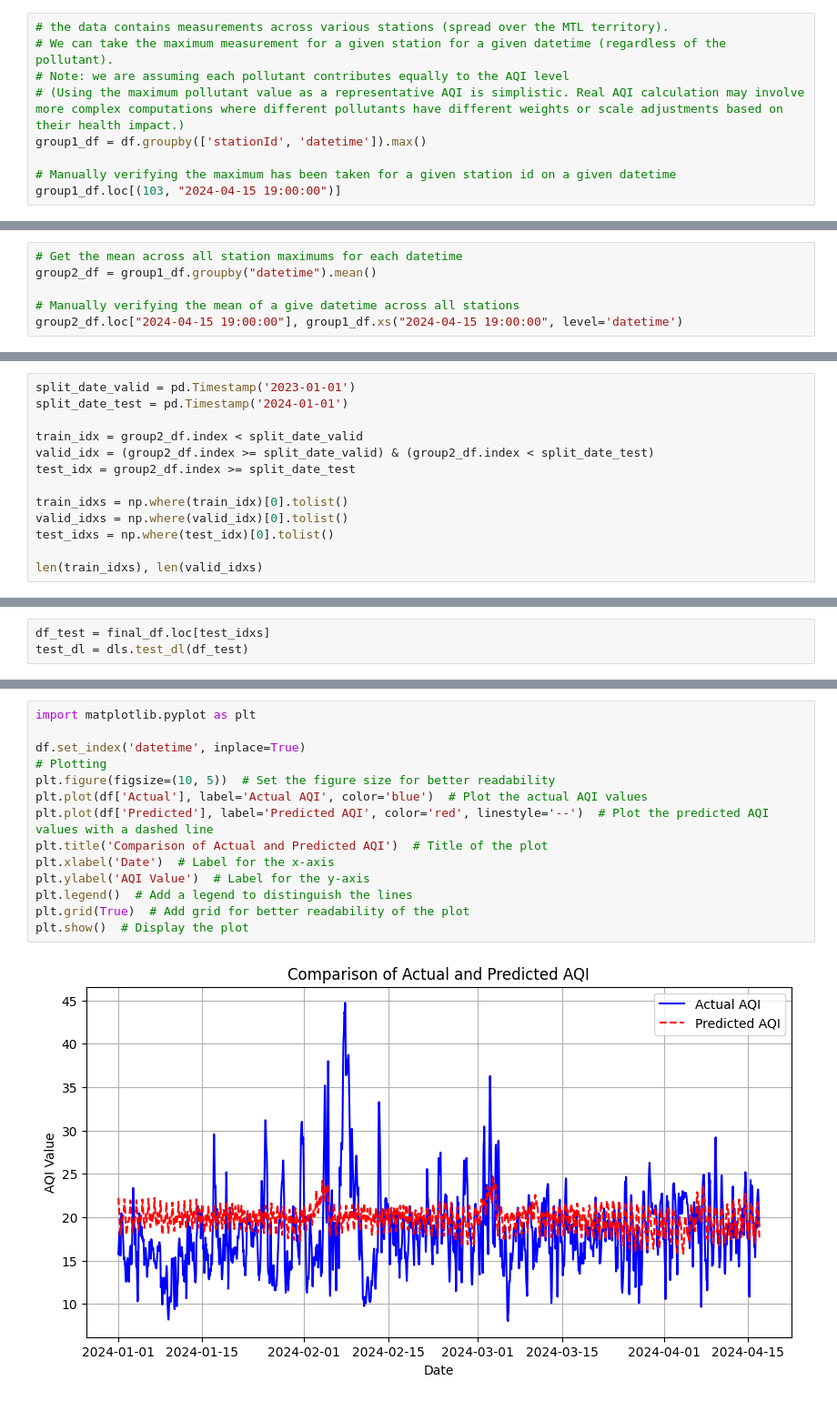
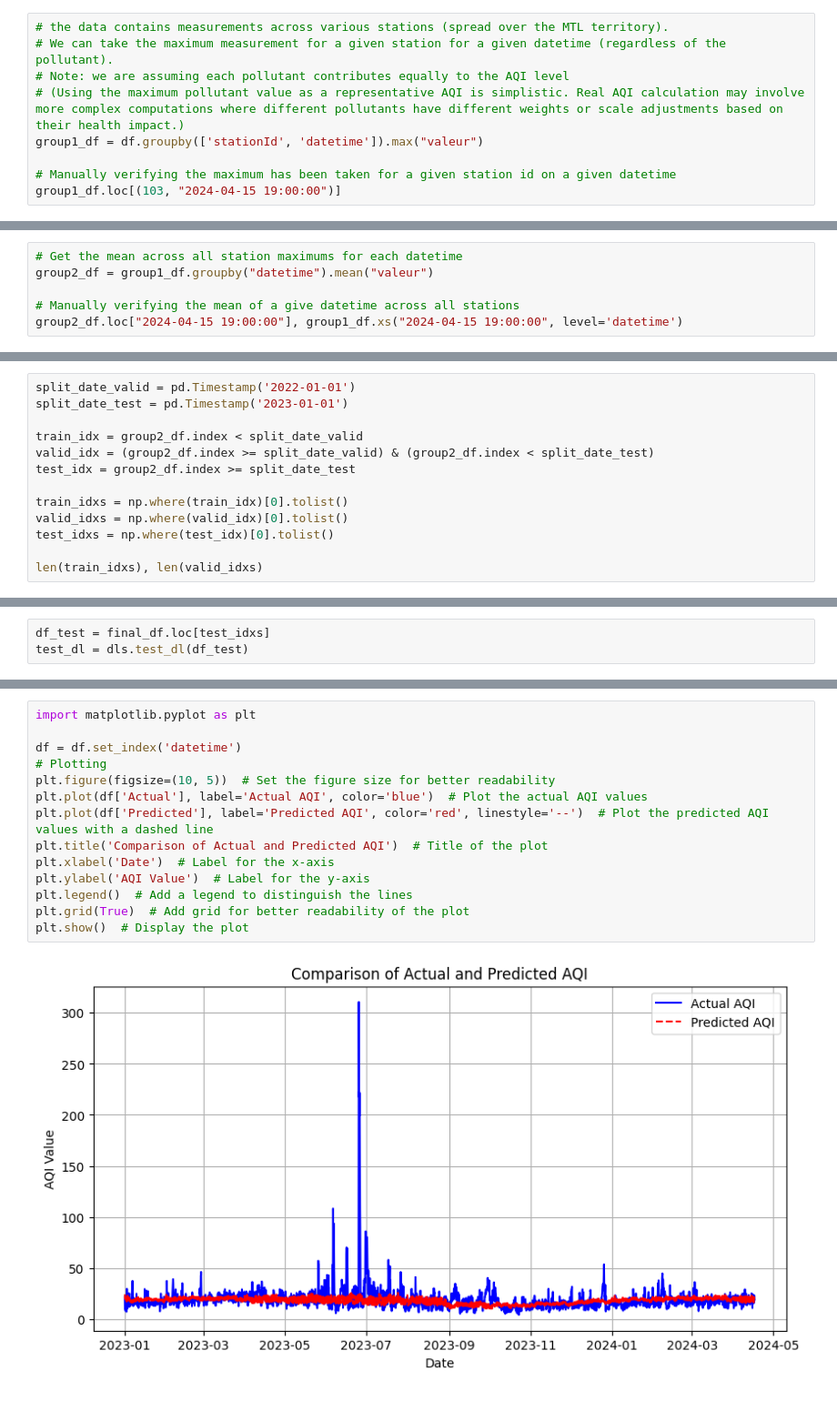
Before and after one commit to Magellol/montreal-aqi-predictions, a Jupyter notebook: index.ipynb, the cells around one changed output, grey strips where cells are left out. Shown at 91% size. Saved outputs shown, nothing was run; the diff lists cells and outputs as text.

Commit message:
Plot various sets

```diff
--- a/index.ipynb
+++ b/index.ipynb
@@ -55,7 +56,7 @@ df[(df["stationId"] == 103) & (df["datetime"] == "2024-04-15 19:00:00")]
 # We can take the maximum measurement for a given station for a given datetime (regardless of the pollutant).
 # Note: we are assuming each pollutant contributes equally to the AQI level
 # (Using the maximum pollutant value as a representative AQI is simplistic. Real AQI calculation may involve more complex computations where different pollutants have different weights or scale adjustments based on their health impact.)
-group1_df = df.groupby(['stationId', 'datetime']).max()
+group1_df = df.groupby(['stationId', 'datetime']).max("valeur")
 
 # Manually verifying the maximum has been taken for a given station id on a given datetime
 group1_df.loc[(103, "2024-04-15 19:00:00")]
@@ -64,7 +65,7 @@ valeur    24
 Name: (103, 2024-04-15 19:00:00), dtype: int64
 # %%
 # Get the mean across all station maximums for each datetime
-group2_df = group1_df.groupby("datetime").mean()
+group2_df = group1_df.groupby("datetime").mean("valeur")
 
 # Manually verifying the mean of a give datetime across all stations
 group2_df.loc["2024-04-15 19:00:00"], group1_df.xs("2024-04-15 19:00:00", level='datetime')
@@ -111,8 +116,8 @@ group2_df
 | 2024-04-16 23:00:00 | 19.000000 | 1.000000 | 4 | 16 | 1 | 23 |
 125279 rows × 6 columns
 # %%
-split_date_valid = pd.Timestamp('2023-01-01')
-split_date_test = pd.Timestamp('2024-01-01')
+split_date_valid = pd.Timestamp('2022-01-01')
+split_date_test = pd.Timestamp('2023-01-01')
 
 train_idx = group2_df.index < split_date_valid
 valid_idx = (group2_df.index >= split_date_valid) & (group2_df.index < split_date_test)
@@ -251,16 +273,16 @@ df
 # %%
 import matplotlib.pyplot as plt
 
-df.set_index('datetime', inplace=True)
+df = df.set_index('datetime')
 # Plotting
 plt.figure(figsize=(10, 5))  # Set the figure size for better readability
 plt.plot(df['Actual'], label='Actual AQI', color='blue')  # Plot the actual AQI values
 plt.plot(df['Predicted'], label='Predicted AQI', color='red', linestyle='--')  # Plot the predicted AQI values with a dashed line
 plt.title('Comparison of Actual and Predicted AQI')  # Title of the plot
 plt.xlabel('Date')  # Label for the x-axis
 plt.ylabel('AQI Value')  # Label for the y-axis
 plt.legend()  # Add a legend to distinguish the lines
 plt.grid(True)  # Add grid for better readability of the plot
 plt.show()  # Display the plot
 # %% [output]
-[figure, old version]
+[figure, new version]
```
Also changed, not shown: parts of 12 cells of this notebook.
